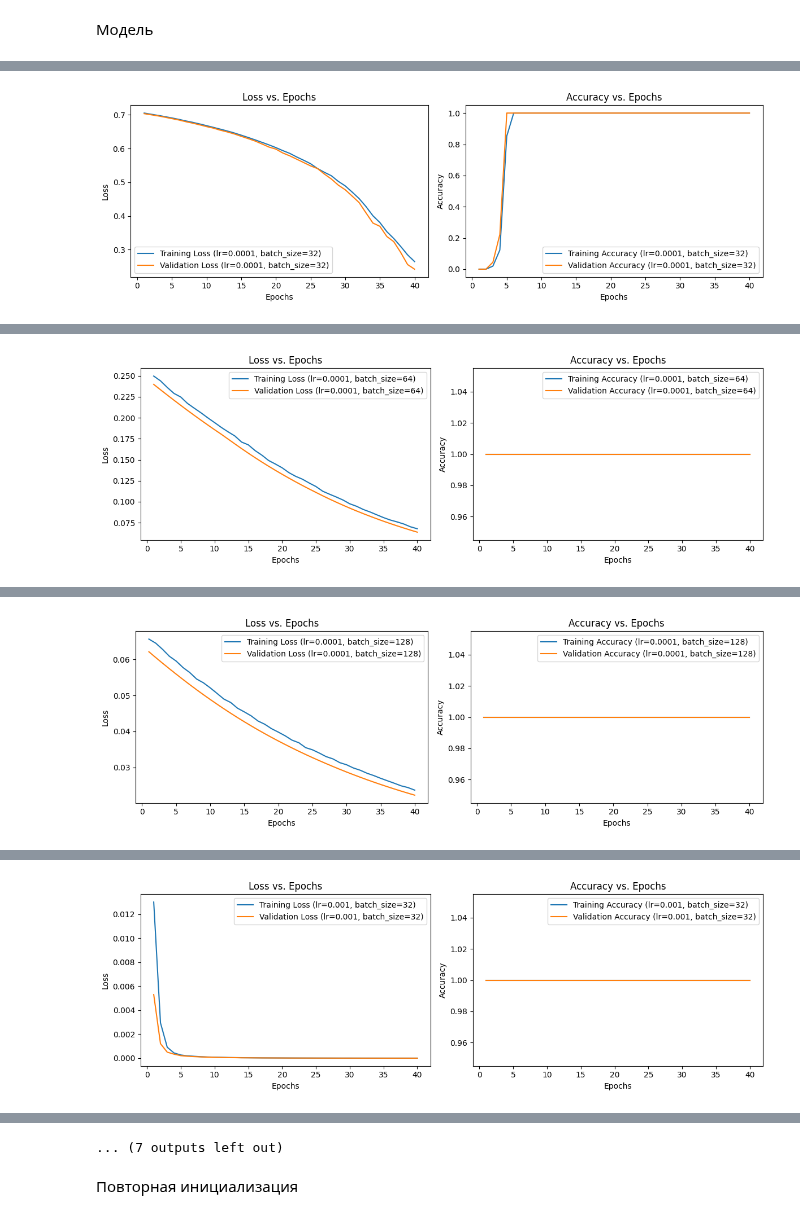
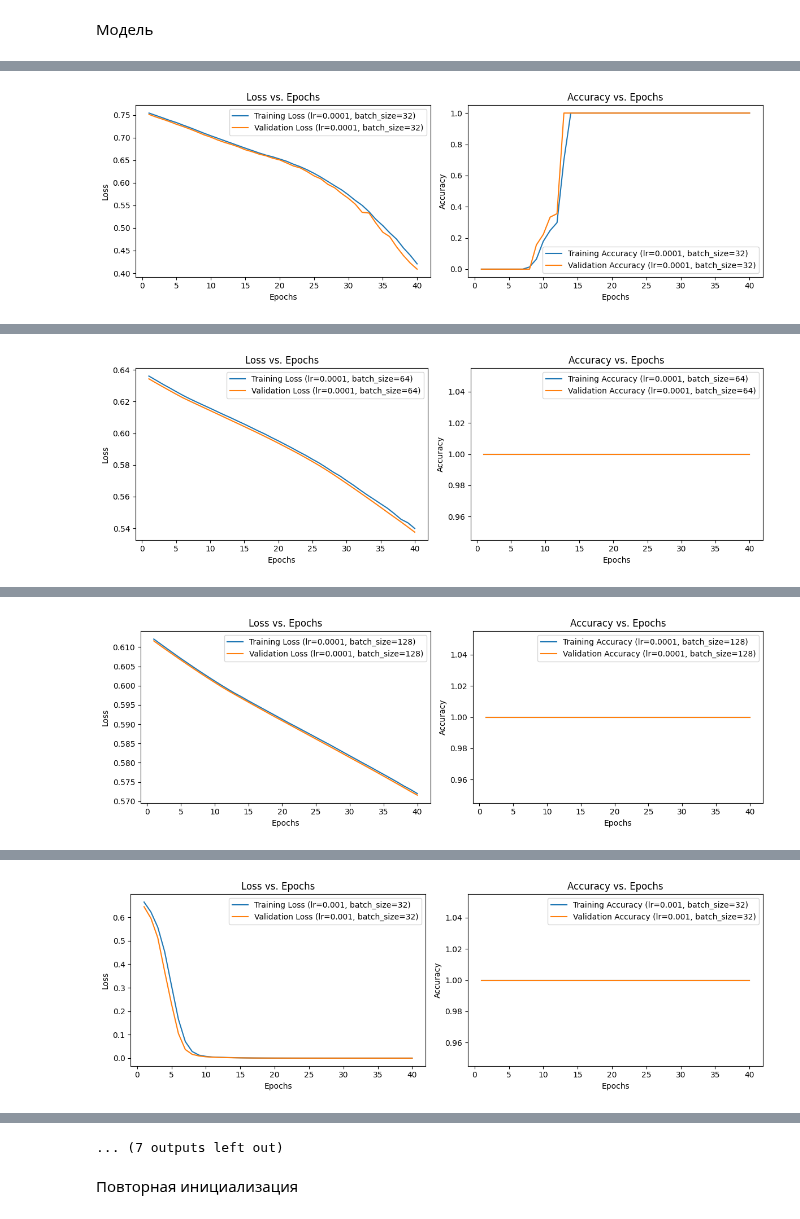
Before and after one commit to itsecd/python, a Jupyter notebook: Lab5/model.ipynb, the cells around one changed output, grey strips where cells are left out. Drawn from its saved outputs; the diff is of its cells as text; code cells hidden in the pictures.

```diff
--- a/Lab5/model.ipynb
+++ b/Lab5/model.ipynb
@@ -185,6 +197,7 @@ model = Model()
 # %%
 for lr in learning_rates:
     for batch_size in batch_sizes:
+        model = Model()  # Создание нового экземпляра модели для каждой комбинации lr и batch_size
         criterion = nn.CrossEntropyLoss()
         optimizer = optim.Adam(model.parameters(), lr=lr)
 
@@ -303 +316 @@ Epoch 40/40, Training Loss: 0.2650, Training Accuracy: 1.0000, Validation Loss:
-[figure, old version]
+[figure, new version]
@@ -321 +334 @@ Epoch 40/40, Training Loss: 0.0678, Training Accuracy: 1.0000, Validation Loss:
-[figure, old version]
+[figure, new version]
@@ -339 +352 @@ Epoch 40/40, Training Loss: 0.0237, Training Accuracy: 1.0000, Validation Loss:
-[figure, old version]
+[figure, new version]
@@ -354,4 +367,4 @@ Epoch 37/40, Training Loss: 0.0000, Training Accuracy: 1.0000, Validation Loss:
 Epoch 38/40, Training Loss: 0.0000, Training Accuracy: 1.0000, Validation Loss: 0.0000, Validation Accuracy: 1.0000
 Epoch 39/40, Training Loss: 0.0000, Training Accuracy: 1.0000, Validation Loss: 0.0000, Validation Accuracy: 1.0000
 Epoch 40/40, Training Loss: 0.0000, Training Accuracy: 1.0000, Validation Loss: 0.0000, Validation Accuracy: 1.0000
-[figure, old version]
+[figure, new version]
```
Also changed, not shown: parts of 4 cells of this notebook, 2 other files.
